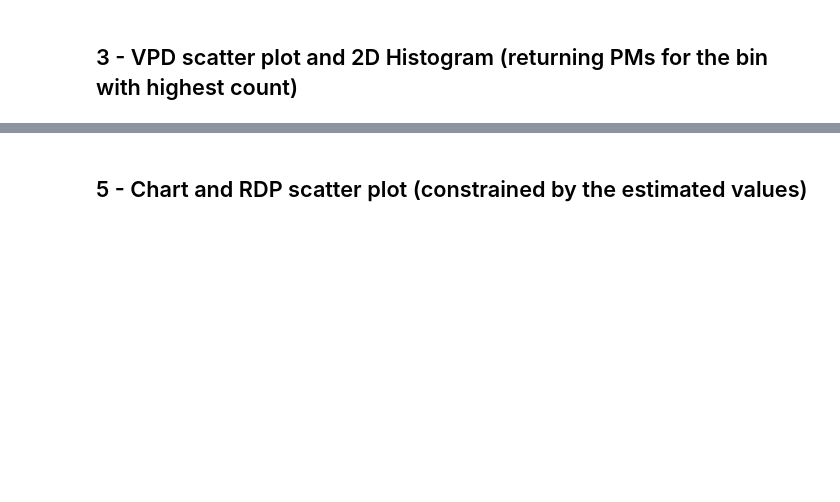
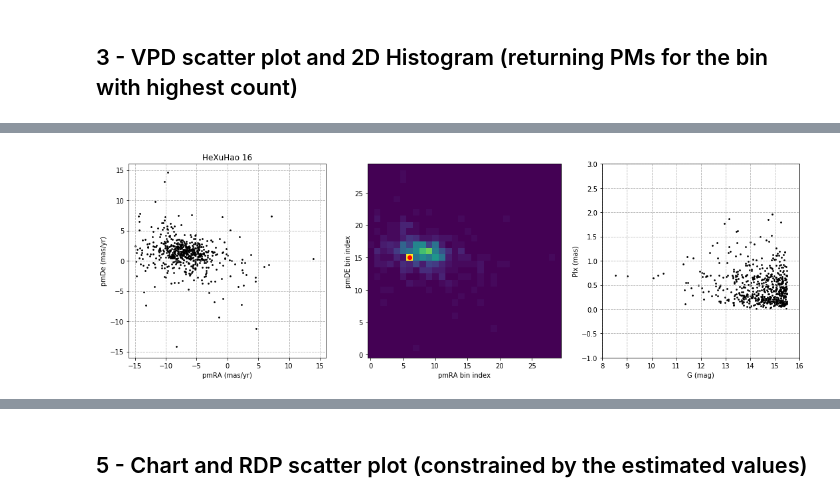
Before and after one commit to balessi/GaiaDR2clusters, a Jupyter notebook: code/Gaia_Star_Clusters_Pipeline.ipynb, the cells around one changed output, grey strips where cells are left out. Drawn from its saved outputs; the diff is of its cells as text; code cells hidden in the pictures; blank space fills up the shorter version.

```diff
--- a/code/Gaia_Star_Clusters_Pipeline.ipynb
+++ b/code/Gaia_Star_Clusters_Pipeline.ipynb
@@ -193,0 +74,96 @@ Alessi_47             ; 97.183333; -7.020000;  0.35000;  4.894; 0.219;  -7.25;
+# %%
+## determine limits for dimensioning the VPD
+def pm_limits(pmras, pmdes):
+    max_pm = ceil(np.max([np.max(pmras), np.max(pmdes)]) + 1)
+    min_pm = floor(np.min([np.min(pmras), np.min(pmdes)]) - 1)
+    return min_pm, max_pm
+
+def plx_limits(plxs):
+    max_plx = ceil(np.max(plxs) + 0.25)
+    min_plx = floor(np.min(plxs) - 0.25)
+    return min_plx, max_plx
+
+def mag_limits(gmags):
+    max_gmag = ceil(np.max(gmags) + 0.5)
+    min_gmag = floor(np.min(gmags) - 0.5)
+    return min_gmag, max_gmag
+
+# Build a VPD (Vector Proper Motion Diagram) scatter plot
+def plot_VPD(data, title):
+    pmras = data['pmRA']
+    pmdes = data['pmDE']
+    xs, ys = pmras, pmdes
+    plt.title(title)
+    plt.xlabel('pmRA (mas/yr)')
+    plt.ylabel('pmDe (mas/yr)')
+    min_pm, max_pm = pm_limits(pmras, pmdes)
+    plt.xlim(min_pm, max_pm)
+    plt.ylim(min_pm, max_pm)
+    plt.grid(True, linestyle='dashed')
+    plt.scatter(xs, ys, s=3, color='black')
+
+# Calculates the median parallax of the stars within <limit> of the estimated pms
+def calculate_estimates(data, est_pmra, est_pmde, limit = 2):
+    def filter_pms(pmra, pmde):
+        return (abs(est_pmra - pmra) < limit) and (abs(est_pmde - pmde) < limit)
+    filter_fn = lambda x: filter_pms(x['pmRA'], x['pmDE'])
+    data = data[data.apply(filter_fn, axis = 1)]
+    plxs = data['Plx']
+    pmra = data['pmRA']
+    pmde = data['pmDE']
+    gmag = data['Gmag']
+    plx, err_plx = np.median(plxs), ap.median_absolute_deviation(plxs)
+    pmra, err_pmra = np.median(pmra), ap.median_absolute_deviation(pmra)
+    pmde, err_pmde = np.median(pmde), ap.median_absolute_deviation(pmde)
+    gmin, gmax = np.min(gmag), np.max(gmag)
+    return plx, err_plx, pmra, err_pmra, pmde, err_pmde, gmin, gmax, len(plxs)
+
+# Build 2D histogram for proper motions and returns average PMs for the bin with the highest count
+def plot_pm_hist(data, num_bins = 30):
+    xs = data['pmRA']
+    ys = data['pmDE']
+    min_pm, max_pm = pm_limits(xs, ys)
+    _range = [[min_pm, max_pm], [min_pm, max_pm]]
+    counts, xedges, yedges = np.histogram2d(xs, ys, bins = num_bins, range = _range)
+    x_ind, y_ind = np.unravel_index(np.argmax(counts), counts.shape)
+    est_pmRA = (xedges[x_ind] + xedges[x_ind+1]) / 2
+    est_pmDe = (yedges[y_ind] + yedges[y_ind+1]) / 2
+    plt.imshow(counts.T, origin = 'lower')
+    plt.xlabel('pmRA bin index')
+    plt.ylabel('pmDE bin index')
+    plt.plot(x_ind, y_ind, 'or')
+    plx, err_plx, pmra, err_pmra, pmde, err_pmde, gmin, gmax, n = calculate_estimates(data, est_pmRA, est_pmDe)
+    return plx, err_plx, pmra, err_pmra, pmde, err_pmde, gmin, gmax, n
+
+# Build G mag X Parallax scatter plot
+def plot_mag_par(data):
+    plxs = data['Plx']
+    gmags = data['Gmag']
+    min_gmag, max_gmag = mag_limits(gmags)
+    min_plx, max_plx = plx_limits(plxs)
+    xs, ys = gmags, plxs
+    plt.xlabel('G (mag)')
+    plt.ylabel('Plx (mas)')
+    plt.xlim(min_gmag, max_gmag)
+    plt.ylim(min_plx, max_plx)
+    plt.grid(True, linestyle='dashed')
+    plt.scatter(xs, ys, s=3, color='black')
+
+# plot both graphics side-by-side
+def plot_step1(data, cl_name):
+    fig = plt.figure(figsize=(15,5))
+    plt.subplot(131)
+    plot_VPD(data, cl_name)
+    plt.subplot(132)
+    plx, err_plx, pmra, err_pmra, pmde, err_pmde, gmin, gmax, n = plot_pm_hist(data)
+    plt.subplot(133)
+    plot_mag_par(data)
+    plt.tight_layout()
+    return plx, err_plx, pmra, err_pmra, pmde, err_pmde, gmin, gmax, n
+
+est_plx, err_plx, est_pmRA, err_pmRA, est_pmDe, err_pmDe, gmin, gmax, n = plot_step1(df, cl_name)
+estimates = f'{cl_name:<22}; {cl_ra:9.6f}; {cl_de:+9.6f}; {radius:8.5f};  '
+estimates += f'{est_plx:5.3f}; {err_plx:5.3f}; {est_pmRA:6.2f};{err_pmRA:6.2f}; {est_pmDe:6.2f};{err_pmDe:6.2f};'
+estimates += f'{n:>5}; {gmin:5.2f}..{gmax:5.2f}'
+print(estimates)
+# %% [output]
@@ -194 +171,2 @@ Alessi_47             ; 97.183333; -7.020000;  0.35000;  4.894; 0.219;  -7.25;
+[figure, added]
 # %% [markdown]
```
Also changed, not shown: parts of 7 cells of this notebook.
